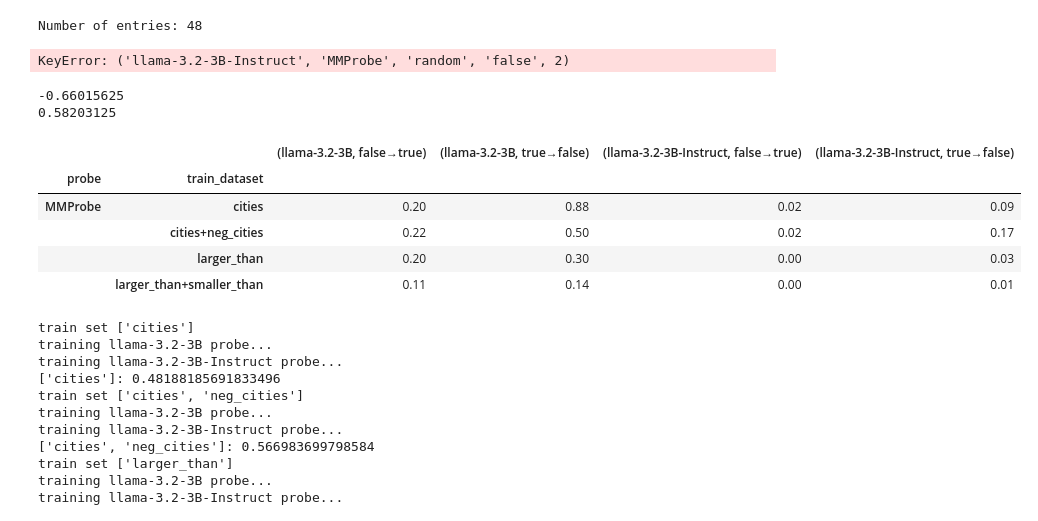
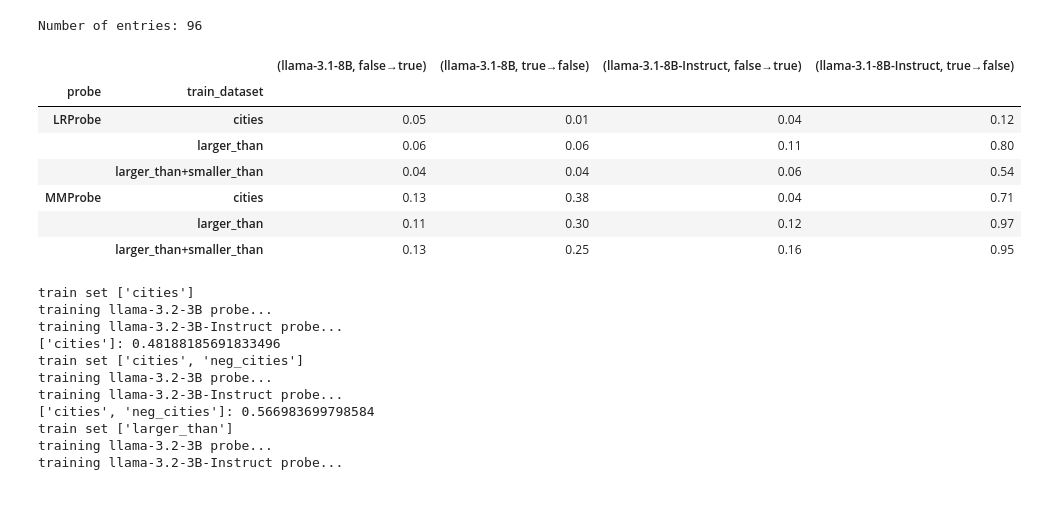
Before and after one commit to sharpchoc/geometry-of-truth, a Jupyter notebook: intervention_results.ipynb, the cells around one changed output. Saved outputs shown, nothing was run; the diff lists cells and outputs as text; code cells hidden in the pictures.

```diff
--- a/intervention_results.ipynb
+++ b/intervention_results.ipynb
@@ -1,16 +1,13 @@
 # %%
 import json
-
-# --------------------------------------------------
-# LOAD DATA
-# --------------------------------------------------
 
 with open("experimental_outputs/label_change_intervention_results.json", "r") as f:
     data = json.load(f)
 
 VALID_SUBSETS = {"true", "false"}
-VALID_STRENGTHS = {-2, -1, 0, 1, 2}
+VALID_STRENGTHS = {-5, -2, -1, 0, 1, 2, 5}
 VALID_LAYERS = {9, 10, 11, 12, 13}
+VALID_MODELS = {'llama-3.1-8B-Instruct', 'llama-3.1-8B'}
 
 # --------------------------------------------------
 # FILTER + BUILD DICTIONARY
@@ -20,22 +17,11 @@ result = {}
 
 for d in data:
 
-    if not (d.get('activation_model') is not None and d.get('activation_model') != d.get('model')):
-        continue
     # filter subset
-    if d.get("subset") not in VALID_SUBSETS:
+    if d.get("model") not in VALID_MODELS:
         continue
 
-    # filter intervention strength
-    strength = d.get("intervention_strength")
-    if strength not in VALID_STRENGTHS:
-        continue
-
-    # filter hidden state layers
-    layers = {hs[0] for hs in d.get("hidden_states", [])}
-    if not layers.issubset(VALID_LAYERS):
-        continue
-
+    strength = d.get("intervention")
     model = d["model"]
     probe = d["probe class"]
     subset = d["subset"]
@@ -53,29 +39,11 @@ for d in data:
 
 print(f"Number of entries: {len(result)}")
 # %% [output]
-Number of entries: 48
+Number of entries: 96
-# %%
-model = 'llama-3.2-3B-Instruct'
-probe = 'MMProbe'
-train_dataset = 'random'
-
-strength = 2
-NIE_false_to_true = (result[(model, probe, train_dataset, 'false', strength)] - result[(model, probe, train_dataset, 'false', 0)]) / (result[(model, probe, train_dataset, 'true', 0)] - result[(model, probe, train_dataset, 'false', 0)])
-NIE_true_to_false = (result[(model, probe, train_dataset, 'true', -strength)] - result[(model, probe, train_dataset, 'true', 0)]) / (result[(model, probe, train_dataset, 'false', 0)] - result[(model, probe, train_dataset, 'true', 0)])
-print(NIE_false_to_true, NIE_true_to_false)
-# %% [output]
-KeyError: ('llama-3.2-3B-Instruct', 'MMProbe', 'random', 'false', 2)
-# %%
-model = 'llama-3.2-3B'
-print(result[(model, probe, train_dataset, 'false', 0)])
-print(result[(model, probe, train_dataset, 'true', 0)])
-# %% [output]
--0.66015625
-0.58203125
 # %%
 import pandas as pd
 from collections import defaultdict
-strength = 2  # you can loop over this later if needed
+strength = 5  # you can loop over this later if needed
 rows = []
 
 # get unique dimensions from result keys
@@ -90,39 +58,41 @@ for probe in probes:
             "train_dataset": train_dataset,
         }
 
         for model in models:
             try:
                 # baseline terms
                 f0 = result[(model, probe, train_dataset, "false", 0)]
                 t0 = result[(model, probe, train_dataset, "true", 0)]
 
                 # strength terms
                 f_pos = result[(model, probe, train_dataset, "false", strength)]
                 t_neg = result[(model, probe, train_dataset, "true", -strength)]
 
                 NIE_false_to_true = (f_pos - f0) / (t0 - f0)
                 NIE_true_to_false = (t_neg - t0) / (f0 - t0)
 
                 row[(model, "false→true")] = NIE_false_to_true
                 row[(model, "true→false")] = NIE_true_to_false
 
             except KeyError:
                 # missing data → leave as NaN
                 row[(model, "false→true")] = float("nan")
                 row[(model, "true→false")] = float("nan")
 
         rows.append(row)
 df = pd.DataFrame(rows)
 df = df.set_index(["probe", "train_dataset"])
 df = df.round(2)
 df
 # %% [output]
-|  |  | (llama-3.2-3B, false→true) | (llama-3.2-3B, true→false) | (llama-3.2-3B-Instruct, false→true) | (llama-3.2-3B-Instruct, true→false) |
+|  |  | (llama-3.1-8B, false→true) | (llama-3.1-8B, true→false) | (llama-3.1-8B-Instruct, false→true) | (llama-3.1-8B-Instruct, true→false) |
 | probe | train_dataset |  |  |  |  |
-| MMProbe | cities | 0.20 | 0.88 | 0.02 | 0.09 |
-|  | cities+neg_cities | 0.22 | 0.50 | 0.02 | 0.17 |
-|  | larger_than | 0.20 | 0.30 | 0.00 | 0.03 |
-|  | larger_than+smaller_than | 0.11 | 0.14 | 0.00 | 0.01 |
+| LRProbe | cities | 0.05 | 0.01 | 0.04 | 0.12 |
+|  | larger_than | 0.06 | 0.06 | 0.11 | 0.80 |
+|  | larger_than+smaller_than | 0.04 | 0.04 | 0.06 | 0.54 |
+| MMProbe | cities | 0.13 | 0.38 | 0.04 | 0.71 |
+|  | larger_than | 0.11 | 0.30 | 0.12 | 0.97 |
+|  | larger_than+smaller_than | 0.13 | 0.25 | 0.16 | 0.95 |
 # %%
 import torch as t
 import pandas as pd
```
Also changed, not shown: 15 other files.
